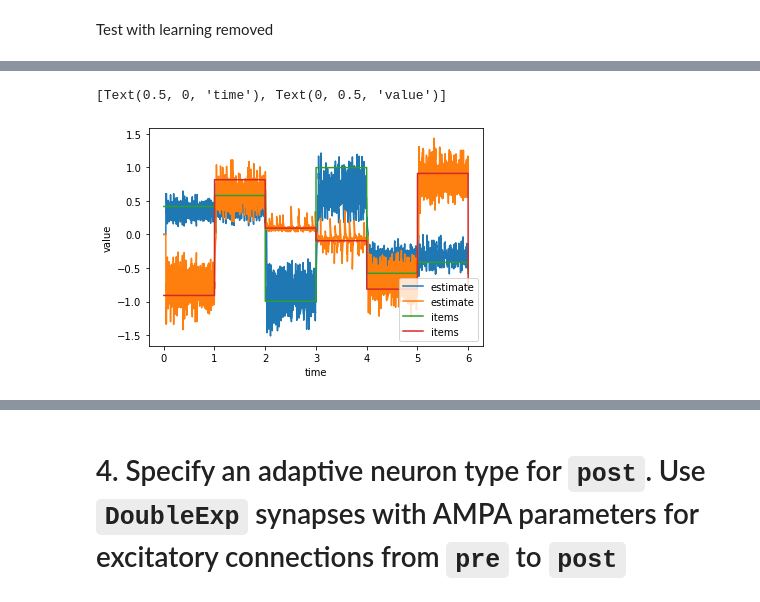
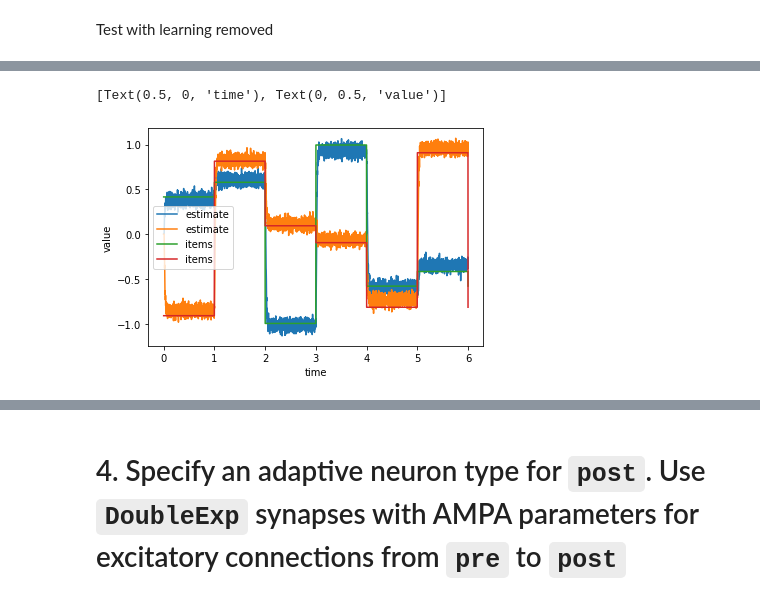
Before and after one commit to psipeter/online-sparsity, a Jupyter notebook: online_sparsity.ipynb, the cells around one changed output, grey strips where cells are left out. Drawn from its saved outputs; the diff is of its cells as text; code cells hidden in the pictures.

Commit message:
LIF network works better with bias-post connection learning simultaneously

````diff
--- a/online_sparsity.ipynb
+++ b/online_sparsity.ipynb
@@ -92,3 +89,9 @@ HtmlProgressBar cannot be displayed. Please use the TerminalProgressBar. It can
+# %%
+d_pre = sim.data[pre_target].weights
+d_bias = sim.data[bias_target].weights
+e_target = sim.data[p_encoders][-1].copy()
+d_target = sim.data[p_decoders][-1].copy()
+w_pre_target = np.dot(e_target, d_pre)
 # %% [markdown]
 Confirm encoder learning has sparsified ```target```. Encoders should be clustered around the items defined in Model Parameters
 # %%
@@ -213,16 +216,23 @@ with nengo.Network() as network:
     error = nengo.Ensemble(1, d, neuron_type=nengo.Direct())
 
     pre = nengo.Ensemble(n_pre, d, seed=seed)
+    bias = nengo.Ensemble(n_bias, d, seed=seed+2)
     target = nengo.Ensemble(n_neurons, d, intercepts=intercepts, max_rates=max_rates, seed=seed+1)
-    post = nengo.Ensemble(n_neurons, d, seed=seed+2, gain=np.ones((n_neurons)), bias=np.zeros((n_neurons)))
+    post = nengo.Ensemble(n_neurons, d, seed=seed+3, gain=np.ones((n_neurons)), bias=np.zeros((n_neurons)))
 
     pes = nengo.PES(learning_rate=learning_rate_pes)
-    learning_node = CustomLearningNode(pre, post, target, d_pre.T, 3e-7)
+    learning_node = CustomLearningNode(pre, post, target, d_pre.T, 1e-7)
+    learning_node_bias = CustomLearningNode(bias, post, target, d_bias.T, 3e-8)
 
     nengo.Connection(pre.neurons, learning_node[:pre.n_neurons], synapse=synapse)
     nengo.Connection(post.neurons, learning_node[pre.n_neurons: pre.n_neurons+post.n_neurons], synapse=smooth)
     nengo.Connection(target.neurons, learning_node[pre.n_neurons+post.n_neurons: ], synapse=smooth)
     nengo.Connection(learning_node, post.neurons, synapse=None)
+
+    nengo.Connection(bias.neurons, learning_node_bias[:bias.n_neurons], synapse=synapse)
+    nengo.Connection(post.neurons, learning_node_bias[bias.n_neurons: bias.n_neurons+post.n_neurons], synapse=smooth)
+    nengo.Connection(target.neurons, learning_node_bias[bias.n_neurons+post.n_neurons: ], synapse=smooth)
+    nengo.Connection(learning_node_bias, post.neurons, synapse=None)
 
     input_pre = nengo.Connection(input, pre, synapse=None)
     pre_target = nengo.Connection(pre, target, synapse=synapse, solver=nengo.solvers.NoSolver(w_pre_target.T, weights=True))
@@ -235,7 +245,6 @@ with nengo.Network() as network:
     p_target = nengo.Probe(target.neurons, synapse=None)
     p_post = nengo.Probe(post.neurons, synapse=None)
     p_output = nengo.Probe(output, synapse=None)
-    p_node = nengo.Probe(learning_node, synapse=None)
     p_decoders = nengo.Probe(post_output, "weights")
 
 with nengo.Simulator(network, dt=dt) as sim:
@@ -248,3 +257,4 @@ HtmlProgressBar cannot be displayed. Please use the TerminalProgressBar. It can
 # %%
 d_post = sim.data[p_decoders][-1].copy()
 w_pre_post = learning_node.weights
+w_bias_post = learning_node_bias.weights
@@ -275,10 +283,12 @@ with nengo.Network() as network:
     output = nengo.Ensemble(1, d, neuron_type=nengo.Direct())
 
     pre = nengo.Ensemble(n_pre, d, seed=seed)
-    post = nengo.Ensemble(n_neurons, d, seed=seed+2, gain=np.ones((n_neurons)), bias=np.zeros((n_neurons)))
+    bias = nengo.Ensemble(n_bias, d, seed=seed+2)
+    post = nengo.Ensemble(n_neurons, d, seed=seed+3, gain=np.ones((n_neurons)), bias=np.zeros((n_neurons)))
 
     input_pre = nengo.Connection(input, pre, synapse=None)
     pre_post = nengo.Connection(pre, post, synapse=synapse, solver=nengo.solvers.NoSolver(w_pre_post, weights=True))
+    bias_post = nengo.Connection(bias, post, synapse=synapse, solver=nengo.solvers.NoSolver(w_bias_post, weights=True))
     post_output = nengo.Connection(post, output, synapse=synapse, solver=nengo.solvers.NoSolver(d_post.T, weights=False))
 
     p_input = nengo.Probe(input, synapse=None)
@@ -293,16 +303,14 @@ HtmlProgressBar cannot be displayed. Please use the TerminalProgressBar. It can
 HtmlProgressBar cannot be displayed. Please use the TerminalProgressBar. It can be enabled with `nengo.rc.set('progress', 'progress_bar', 'nengo.utils.progress.TerminalProgressBar')`.
 [interactive output not drawn]
 # %%
-a_post = synapse.filt(sim.data[p_post], dt=dt)
-estimate = np.dot(a_post, d_post.T)
 fig, ax = plt.subplots()
-ax.plot(sim.trange(), estimate, label='estimate')
+ax.plot(sim.trange(), sim.data[p_output], label='estimate')
 ax.plot(sim.trange(), sim.data[p_input], label='items')
 ax.legend()
 ax.set(xlabel='time', ylabel='value')
 # %% [output]
 [Text(0.5, 0, 'time'), Text(0, 0.5, 'value')]
-[figure, old version]
+[figure, new version]
 # %%
 fig, ax = plt.subplots(figsize=((16, 4)))
 plot_spikes(
````
Also changed, not shown: parts of 55 cells of this notebook.
